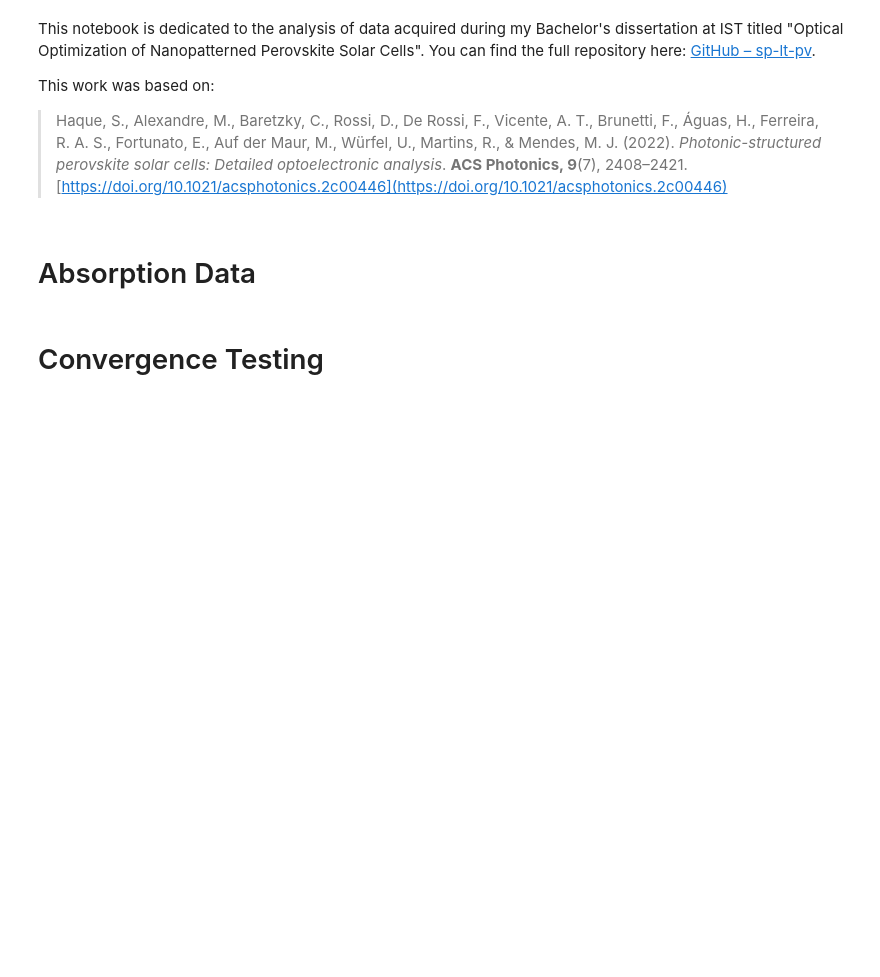
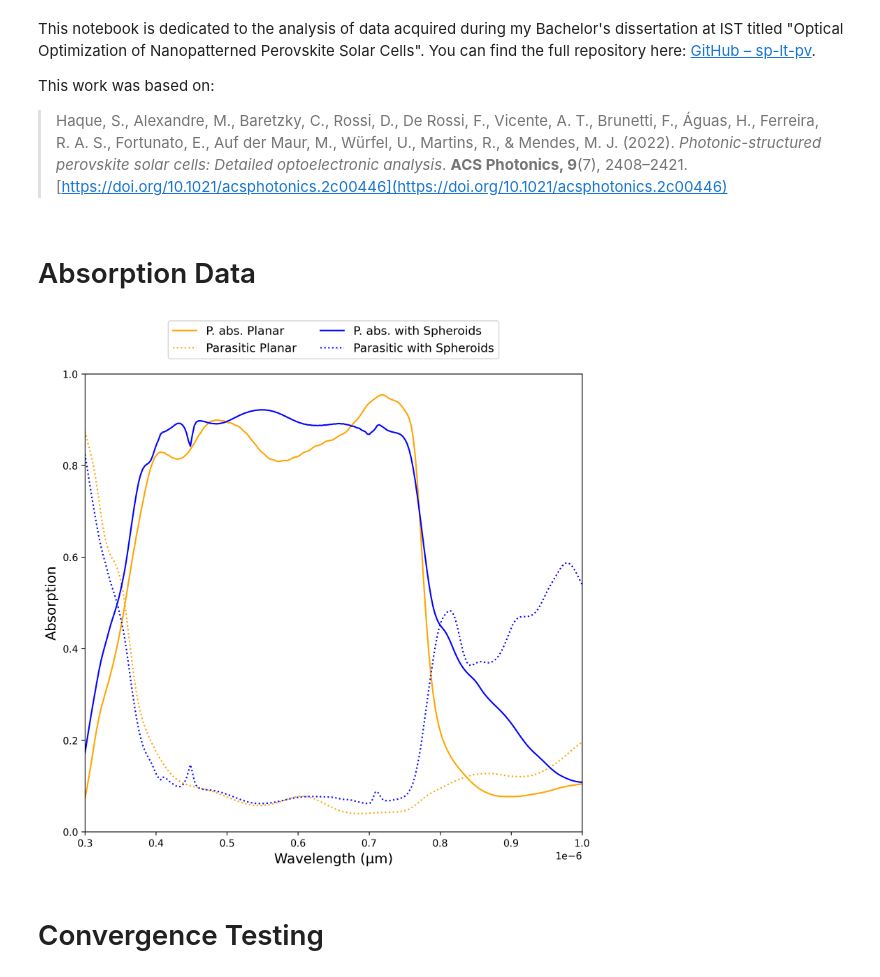
Before and after one commit to e4m8ch/sp-lt-pv, a Jupyter notebook: scripts/data_analysis.ipynb, the cells around one changed output. Saved outputs shown, nothing was run; the diff lists cells and outputs as text; code cells hidden in the pictures; blank space fills up the shorter version.

Commit message:
Absorption data analysis added

```diff
--- a/scripts/data_analysis.ipynb
+++ b/scripts/data_analysis.ipynb
@@ -19,11 +19,47 @@ path = "../docs/RAW_DATA.xlsx"
 # %%
 # Create dataframe with the first sheet of the .xlsx file, corresponding to the absorption data
 df_abs = pd.read_excel(path, sheet_name="Absorption")
 
-df_abs_am15 = df_abs.filter(like="AM15")  # all columns containing "AM15"
-df_abs_am0 = df_abs.filter(like="AM0")   # all columns containing "AM0"
+# Copy the part of the dataframe that refers to AM1.5 to a different dataframe, and remove AM15 from the column names
+df_abs_am15 = df_abs.filter(like="AM15").copy()
+df_abs_am15.columns = df_abs_am15.columns.str.replace("AM15", "", regex=False)
+df_abs_am15.columns = df_abs_am15.columns.str.replace("_X", "Wavelength", regex=False)
+df_abs_am15.columns = df_abs_am15.columns.str.replace("_Y", "", regex=False)
+
+# Copy the part of the dataframe that refers to AM0 to a different dataframe, and remove AM0 from the column names
+df_abs_am0 = df_abs.filter(like="AM0").copy()
+df_abs_am0.columns = df_abs_am0.columns.str.replace("AM0", "", regex=False)
+df_abs_am0.columns = df_abs_am0.columns.str.replace("_X", "Wavelength", regex=False)
+df_abs_am0.columns = df_abs_am0.columns.str.replace("_Y", "", regex=False)
+
+# Generate parasitic absorption difference data
+df_abs_am15['DiffSp'] = df_abs_am15['SpP'] - df_abs_am15['Sp']
+df_abs_am15['DiffFlat'] = df_abs_am15['FlatP'] - df_abs_am15['Flat']
+df_abs_am0['DiffSp'] = df_abs_am0['SpP'] - df_abs_am0['Sp']
+df_abs_am0['DiffFlat'] = df_abs_am0['FlatP'] - df_abs_am0['Flat']
 
 # Plotting the data
+
+fig, ax = plt.subplots(figsize=(8, 8), dpi=300)
+
+ax.plot(df_abs_am15['Wavelength'], df_abs_am15['Flat'], label="P. abs. Planar", linestyle='-', color='orange')
+ax.plot(df_abs_am15['Wavelength'], df_abs_am15['DiffFlat'], label="Parasitic Planar", linestyle=':', color='orange')
+ax.plot(df_abs_am15['Wavelength'], df_abs_am15['Sp'], label="P. abs. with Spheroids", linestyle='-', color='blue')
+ax.plot(df_abs_am15['Wavelength'], df_abs_am15['DiffSp'], label="Parasitic with Spheroids", linestyle=':', color='blue')
+
+ax.set_xlabel("Wavelength (µm)", fontsize=14)
+ax.set_ylabel("Absorption", fontsize=14)
+ax.set_xlim(df_abs_am15['Wavelength'].iloc[0], df_abs_am15['Wavelength'].iloc[-1])
+ax.set_ylim(0, 1)
+
+ax.legend(loc='lower center', bbox_to_anchor=(0.5, 1.02), ncol=2, fontsize=12)
+ax.grid(False)
+ax.set_title("")
+
+plt.tight_layout()
+plt.show()
+# %% [output]
+[figure, added]
 # %% [markdown]
 # Convergence Testing
 # %%
```
